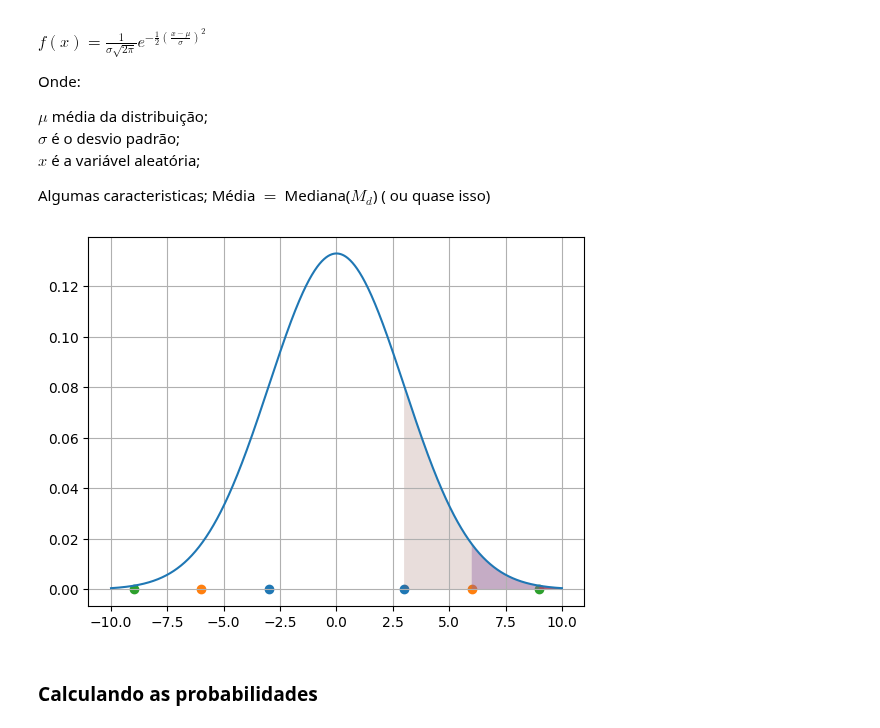
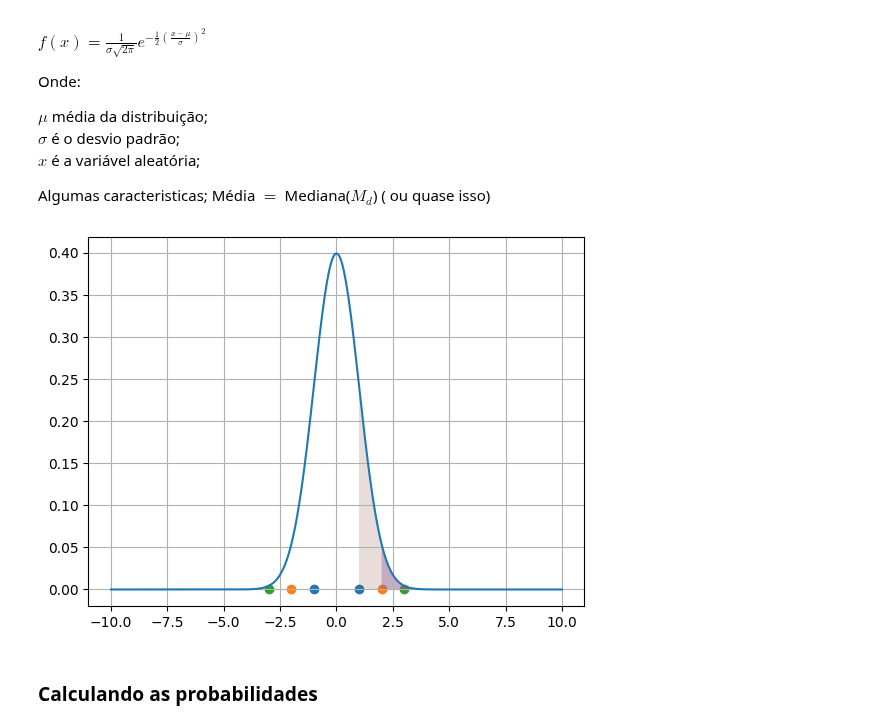
Before and after one commit to albertoakel/EBAC, a Jupyter notebook: notebook/Revisão_estatistica.ipynb, the cells around one changed output. Cells and saved outputs as stored; diff of their text form; code cells hidden in the pictures.

```diff
--- a/notebook/Revisão_estatistica.ipynb
+++ b/notebook/Revisão_estatistica.ipynb
@@ -20,13 +20,15 @@ import math as ma
 import matplotlib.pyplot as plt
 import seaborn as sns
 import pandas as pd
+from scipy import stats
+from scipy import integrate
+
 from IPython.display import display, Math
-
 
 
 x = np.linspace(-10, 10, 1000)
 mu=0
-sig=3.0
+sig=1.0
 k=1/(sig*np.sqrt(2*ma.pi))
 y=k*np.exp(-0.5*((x-mu)/sig)**2)
 plt.plot(x,y)
@@ -34,34 +36,36 @@ y=[0,0]
 x1=[mu+sig,mu-sig]
 x2=[mu+2*sig,mu-2*sig]
 x3=[mu+3*sig,mu-3*sig]
+
+x05=[0 +0.5]
 plt.scatter(x1,y)
 plt.scatter(x2,y)
 plt.scatter(x3,y)
 
 
 xo1=np.linspace(x1[0],10,1000)
 k=1/(sig*np.sqrt(2*ma.pi))
 y1=k*np.exp(-0.5*((xo1-mu)/sig)**2)
 
 xo2=np.linspace(x2[0],10,1000)
 k=1/(sig*np.sqrt(2*ma.pi))
 y2=k*np.exp(-0.5*((xo2-mu)/sig)**2)
 
 xo3=np.linspace(x3[0],10,1000)
 k=1/(sig*np.sqrt(2*ma.pi))
 y3=k*np.exp(-0.5*((xo3-mu)/sig)**2)
 
 plt.fill_between(xo3,y3,alpha=0.8)
 
 plt.fill_between(xo2,y2,alpha=0.4)
 
 plt.fill_between(xo1,y1,alpha=0.2)
 
 a=np.arange(-1, 1.5, 0.5)
 
 plt.grid(True)
 # %% [output]
-[figure, old version]
+[figure, new version]
 # %% [markdown]
 ### Calculando as probabilidades
 # %%
```
Also changed, not shown: parts of 7 cells of this notebook.
